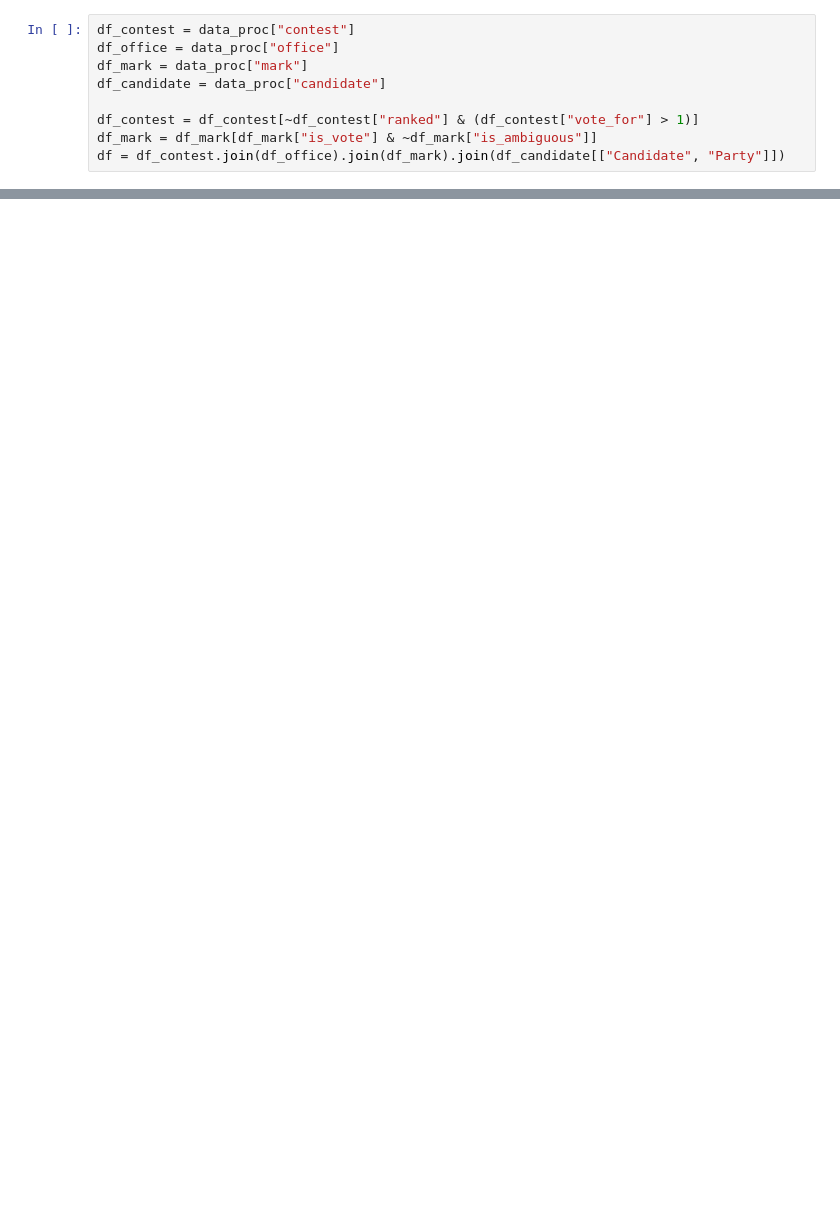
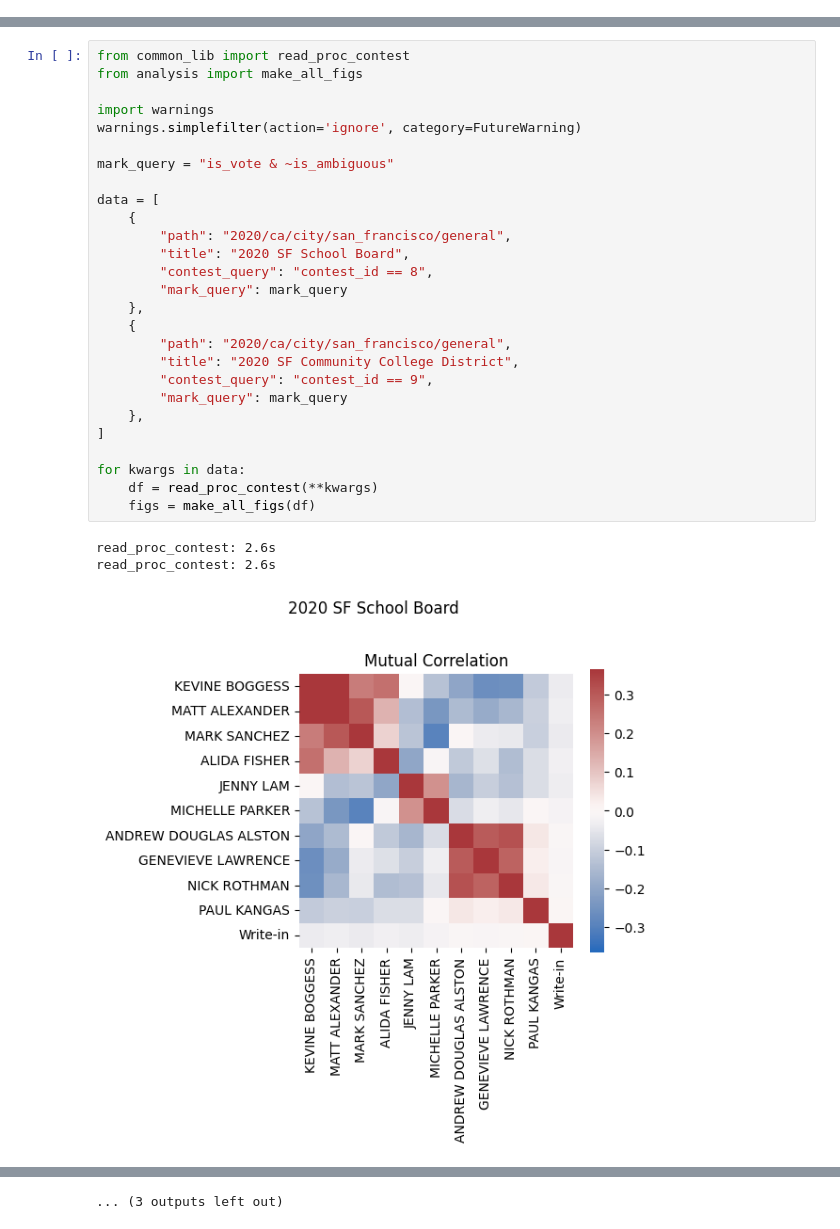
Before and after one commit to chrisroat/rcv-analysis, a Jupyter notebook: sf_analysis.ipynb, the cells around one changed output, grey strips where cells are left out. Saved outputs shown, nothing was run; the diff lists cells and outputs as text; blank space fills up the shorter version.

Commit message:
Update analysis

```diff
--- a/sf_analysis.ipynb
+++ b/sf_analysis.ipynb
@@ -15,9 +0,0 @@ read_proc: 2.0s
-# %%
-df_contest = data_proc["contest"]
-df_office = data_proc["office"]
-df_mark = data_proc["mark"]
-df_candidate = data_proc["candidate"]
-
-df_contest = df_contest[~df_contest["ranked"] & (df_contest["vote_for"] > 1)]
-df_mark = df_mark[df_mark["is_vote"] & ~df_mark["is_ambiguous"]]
-df = df_contest.join(df_office).join(df_mark).join(df_candidate[["Candidate", "Party"]])
@@ -47,0 +1,31 @@ make_all_plots(df_contest)
+# %%
+from common_lib import read_proc_contest
+from analysis import make_all_figs
+
+import warnings
+warnings.simplefilter(action='ignore', category=FutureWarning)
+
+mark_query = "is_vote & ~is_ambiguous"
+
+data = [
+    {
+        "path": "2020/ca/city/san_francisco/general",
+        "title": "2020 SF School Board",
+        "contest_query": "contest_id == 8",
+        "mark_query": mark_query
+    },
+    {
+        "path": "2020/ca/city/san_francisco/general",
+        "title": "2020 SF Community College District",
+        "contest_query": "contest_id == 9",
+        "mark_query": mark_query
+    },
+]
+
+for kwargs in data:
+    df = read_proc_contest(**kwargs)
+    figs = make_all_figs(df)
+# %% [output]
+read_proc_contest: 2.6s
+read_proc_contest: 2.6s
+[figure, added]
@@ -47,0 +42 @@ make_all_plots(df_contest)
+... (3 outputs left out)
```
Also changed, not shown: parts of 5 cells of this notebook, 8 other files.
